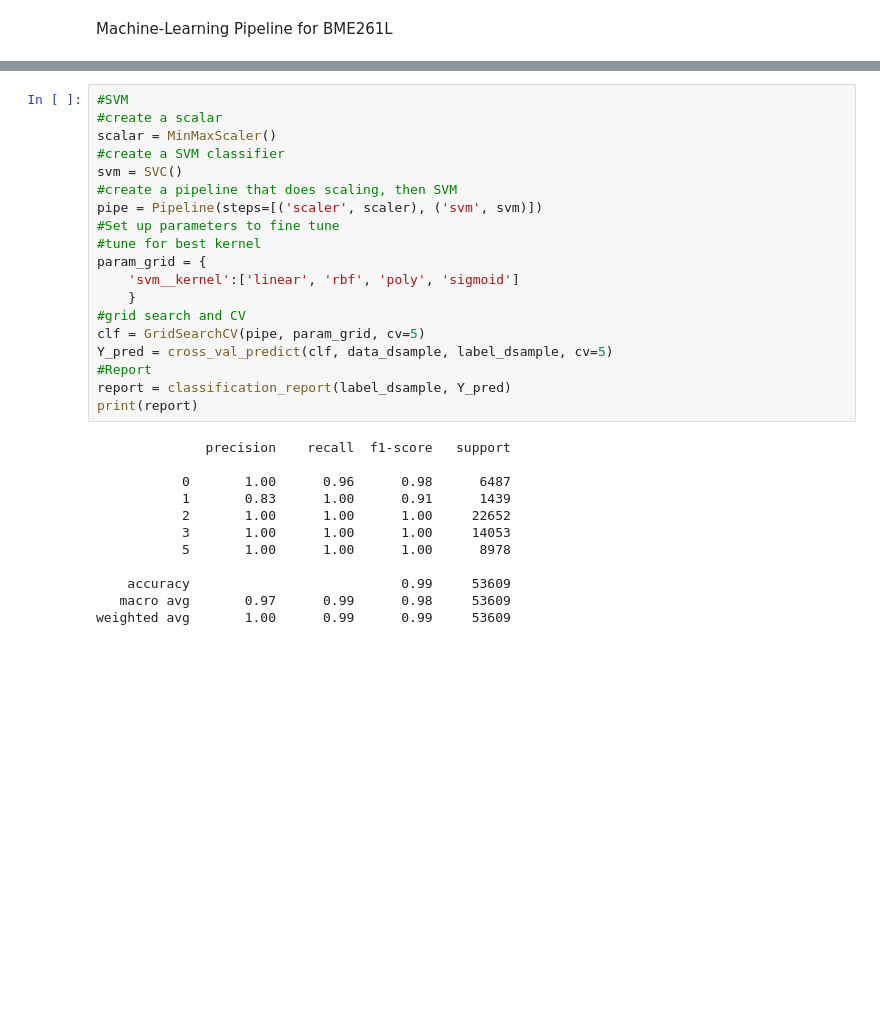
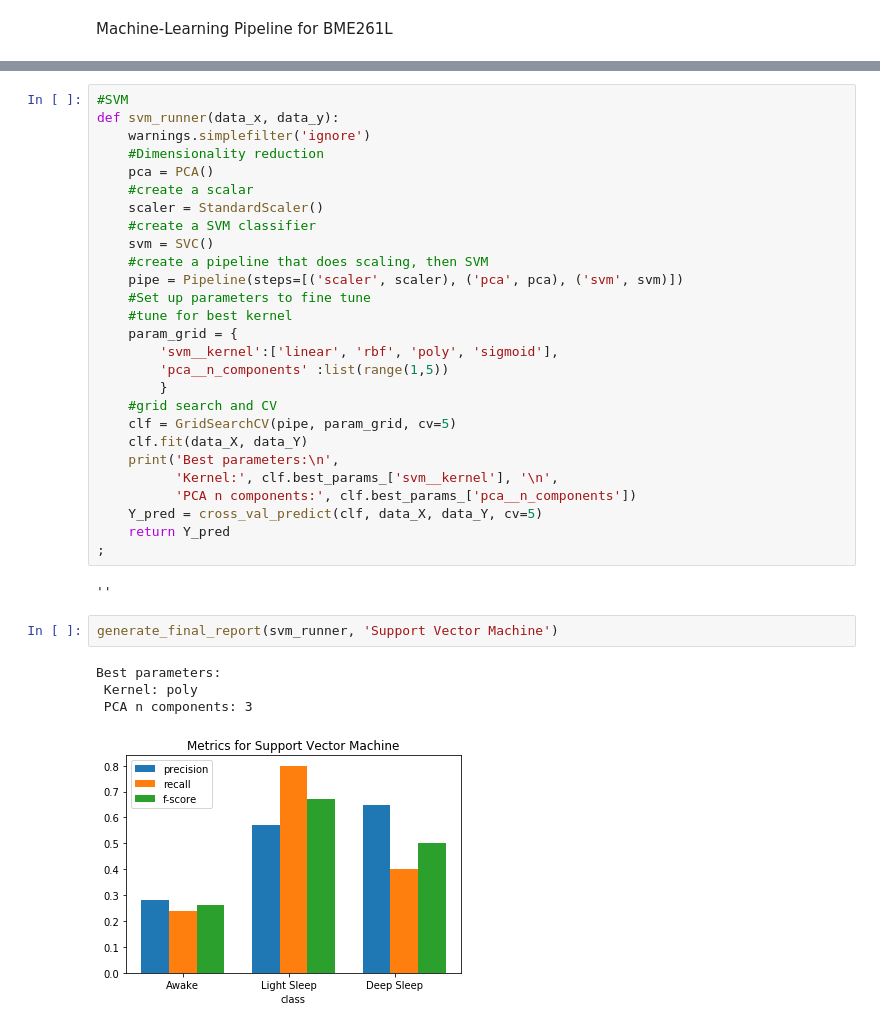
Before and after one commit to sarahmounho/BME261L, a Jupyter notebook: BME261L_MachineLearningPipeline.ipynb, the cells around one changed output, grey strips where cells are left out. Saved outputs shown, nothing was run; the diff lists cells and outputs as text; blank space fills up the shorter version.

```diff
--- a/BME261L_MachineLearningPipeline.ipynb
+++ b/BME261L_MachineLearningPipeline.ipynb
@@ -148,33 +185,38 @@ weighted avg       1.00      1.00      1.00     53609
 # %%
 #SVM
-#create a scalar
-scalar = MinMaxScaler()
-#create a SVM classifier
-svm = SVC()
-#create a pipeline that does scaling, then SVM
-pipe = Pipeline(steps=[('scaler', scaler), ('svm', svm)])
-#Set up parameters to fine tune
-#tune for best kernel
-param_grid = {
-    'svm__kernel':['linear', 'rbf', 'poly', 'sigmoid']
-    }
-#grid search and CV
-clf = GridSearchCV(pipe, param_grid, cv=5)
-Y_pred = cross_val_predict(clf, data_dsample, label_dsample, cv=5)
-#Report
-report = classification_report(label_dsample, Y_pred)
-print(report)
+def svm_runner(data_x, data_y):
+    warnings.simplefilter('ignore')
+    #Dimensionality reduction
+    pca = PCA()
+    #create a scalar
+    scaler = StandardScaler()
+    #create a SVM classifier
+    svm = SVC()
+    #create a pipeline that does scaling, then SVM
+    pipe = Pipeline(steps=[('scaler', scaler), ('pca', pca), ('svm', svm)])
+    #Set up parameters to fine tune
+    #tune for best kernel
+    param_grid = {
+        'svm__kernel':['linear', 'rbf', 'poly', 'sigmoid'],
+        'pca__n_components' :list(range(1,5))
+        }
+    #grid search and CV
+    clf = GridSearchCV(pipe, param_grid, cv=5)
+    clf.fit(data_X, data_Y)
+    print('Best parameters:\n',
+          'Kernel:', clf.best_params_['svm__kernel'], '\n',
+          'PCA n components:', clf.best_params_['pca__n_components'])
+    Y_pred = cross_val_predict(clf, data_X, data_Y, cv=5)
+    return Y_pred
+;
 # %% [output]
-              precision    recall  f1-score   support
-
-           0       1.00      0.96      0.98      6487
-           1       0.83      1.00      0.91      1439
-           2       1.00      1.00      1.00     22652
-           3       1.00      1.00      1.00     14053
-           5       1.00      1.00      1.00      8978
-
-    accuracy                           0.99     53609
-   macro avg       0.97      0.99      0.98     53609
-weighted avg       1.00      0.99      0.99     53609
+''
+# %%
+generate_final_report(svm_runner, 'Support Vector Machine')
+# %% [output]
+Best parameters:
+ Kernel: poly
+ PCA n components: 3
+[figure, added]
 # %%
 #Neural Net
```
Also changed, not shown: parts of 19 cells of this notebook.
